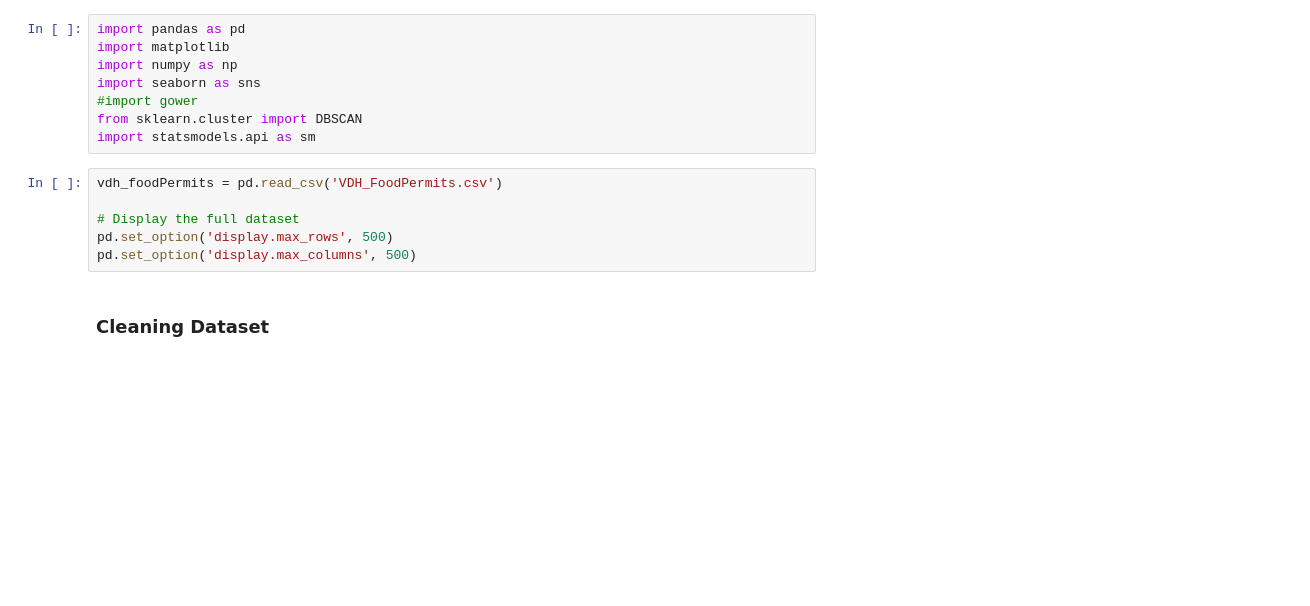
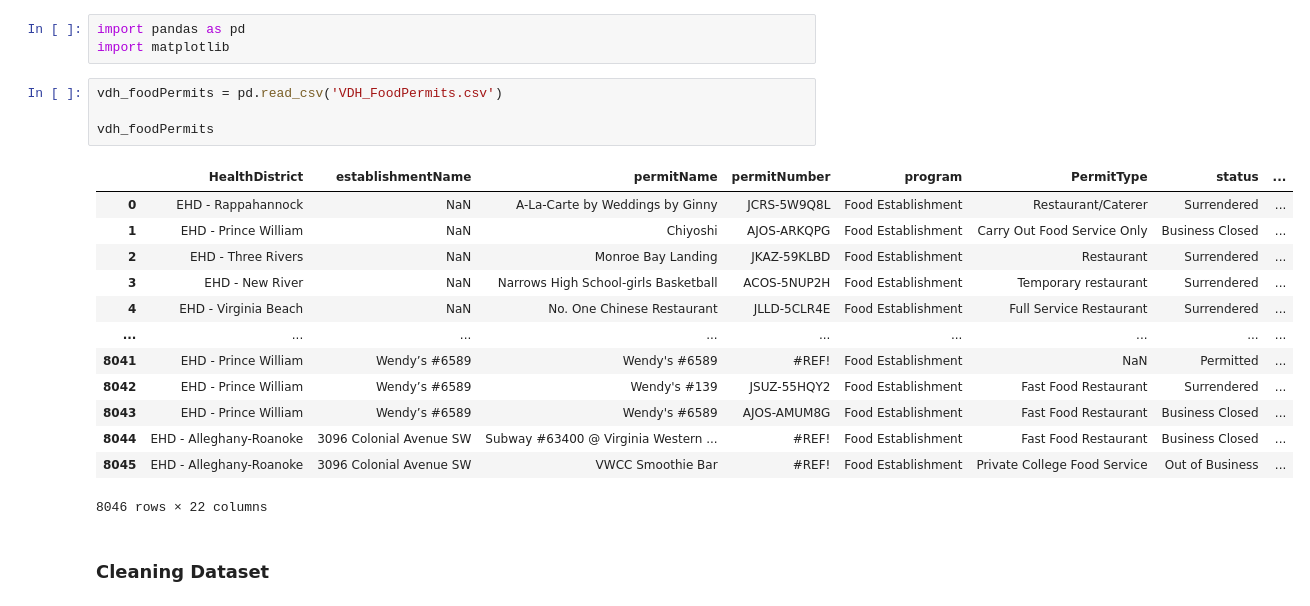
Before and after one commit to connorpepin/CMDA-Capstone, a Jupyter notebook: VDH.ipynb, the cells around one changed output. Saved outputs shown, nothing was run; the diff lists cells and outputs as text; blank space fills up the shorter version.

```diff
--- a/VDH.ipynb
+++ b/VDH.ipynb
@@ -1,17 +1,24 @@
-# %%
-import pandas as pd
-import matplotlib
-import numpy as np
-import seaborn as sns
-#import gower
-from sklearn.cluster import DBSCAN
-import statsmodels.api as sm
-# %%
-vdh_foodPermits = pd.read_csv('VDH_FoodPermits.csv')
-
-# Display the full dataset
-pd.set_option('display.max_rows', 500)
-pd.set_option('display.max_columns', 500)
+# %%
+import pandas as pd
+import matplotlib
+# %%
+vdh_foodPermits = pd.read_csv('VDH_FoodPermits.csv')
+
+vdh_foodPermits
+# %% [output]
+|  | HealthDistrict | establishmentName | permitName | permitNumber | program | PermitType | status | ... |
+| 0 | EHD - Rappahannock | NaN | A-La-Carte by Weddings by Ginny | JCRS-5W9Q8L | Food Establishment | Restaurant/Caterer | Surrendered | ... |
+| 1 | EHD - Prince William | NaN | Chiyoshi | AJOS-ARKQPG | Food Establishment | Carry Out Food Service Only | Business Closed | ... |
+| 2 | EHD - Three Rivers | NaN | Monroe Bay Landing | JKAZ-59KLBD | Food Establishment | Restaurant | Surrendered | ... |
+| 3 | EHD - New River | NaN | Narrows High School-girls Basketball | ACOS-5NUP2H | Food Establishment | Temporary restaurant | Surrendered | ... |
+| 4 | EHD - Virginia Beach | NaN | No. One Chinese Restaurant | JLLD-5CLR4E | Food Establishment | Full Service Restaurant | Surrendered | ... |
+| ... | ... | ... | ... | ... | ... | ... | ... | ... |
+| 8041 | EHD - Prince William | Wendy’s #6589 | Wendy's #6589 | #REF! | Food Establishment | NaN | Permitted | ... |
+| 8042 | EHD - Prince William | Wendy’s #6589 | Wendy's #139 | JSUZ-55HQY2 | Food Establishment | Fast Food Restaurant | Surrendered | ... |
+| 8043 | EHD - Prince William | Wendy’s #6589 | Wendy's #6589 | AJOS-AMUM8G | Food Establishment | Fast Food Restaurant | Business Closed | ... |
+| 8044 | EHD - Alleghany-Roanoke | 3096 Colonial Avenue SW | Subway #63400 @ Virginia Western ... | #REF! | Food Establishment | Fast Food Restaurant | Business Closed | ... |
+| 8045 | EHD - Alleghany-Roanoke | 3096 Colonial Avenue SW | VWCC Smoothie Bar | #REF! | Food Establishment | Private College Food Service | Out of Business | ... |
+8046 rows × 22 columns
 # %% [markdown]
 ### Cleaning Dataset
 # %%
```
Also changed, not shown: parts of 42 cells of this notebook, 1 other file.
